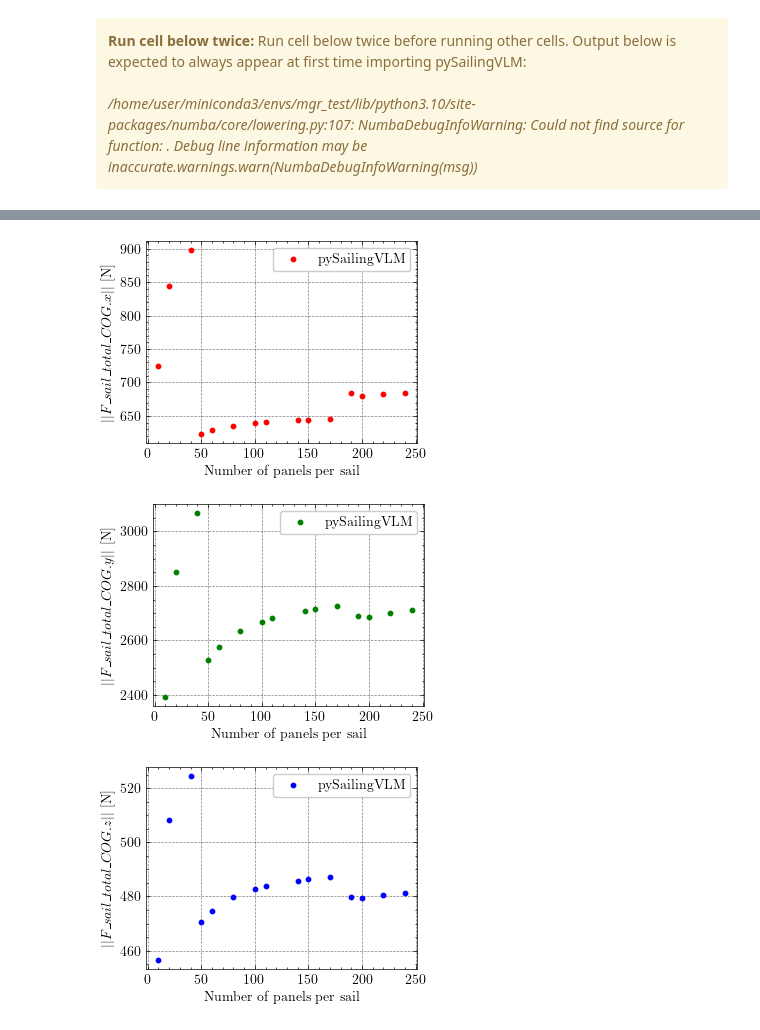
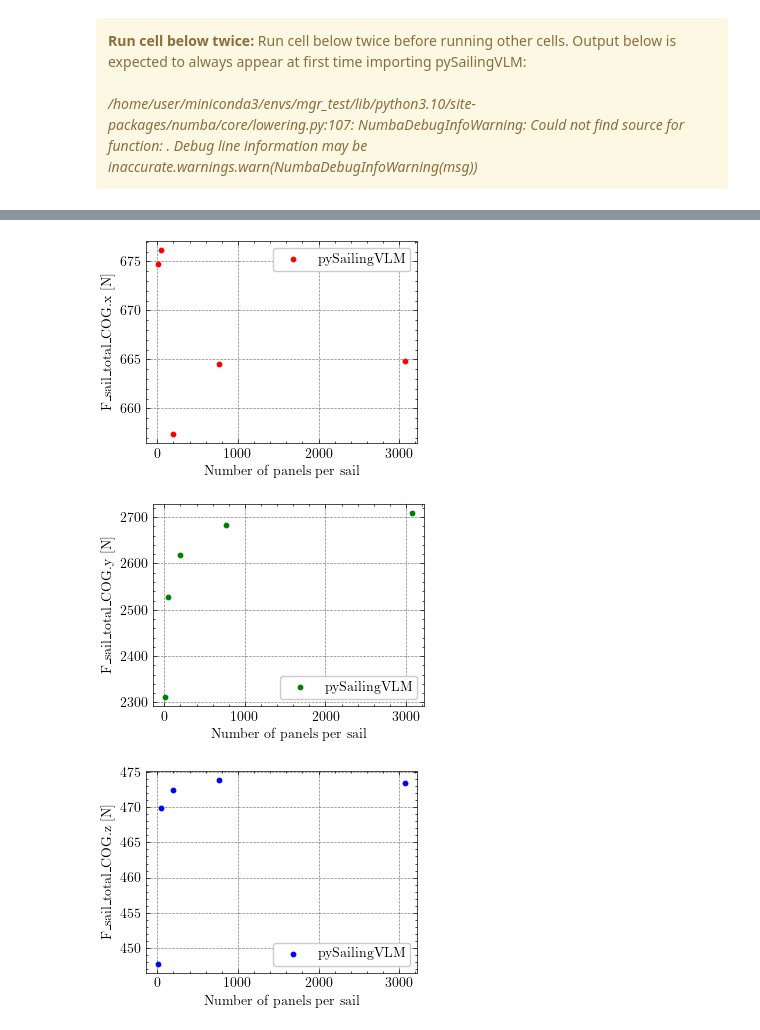
Before and after one commit to orgSailingVLM/pySailingVLM, a Jupyter notebook: pySailingVLM/examples/rc44-convergence.ipynb, the cells around one changed output, grey strips where cells are left out. Drawn from its saved outputs; the diff is of its cells as text; code cells hidden in the pictures.

Commit message:
New plotting function, update notebooks (#38)
* update notebooks

* add function for plottiig cl and cd

```diff
--- a/pySailingVLM/examples/rc44-convergence.ipynb
+++ b/pySailingVLM/examples/rc44-convergence.ipynb
@@ -11,8 +11,8 @@ Make sure also that the length of your arrays match, like:  girths and chords</d
 More information can be found in code comments below.
 # %%
 import numpy as np
-ns = np.array([5, 5, 5, 10, 10, 10, 10, 10, 10, 10, 10, 19, 20, 20, 20])
-nc = np.array([2, 4, 8, 5, 6, 8 , 10, 11, 14, 15, 17, 10, 10, 11, 12])
+ns = np.array([6, 12, 24, 48, 96])
+nc = np.array([2, 4, 8, 16, 32])
 # %%
 # varaibles.py for jupyter
 import os
@@ -148,14 +138,14 @@ ax1 = fig.add_subplot(111)
 
 n_of_panels_per_sail = ns*nc
 ax1.scatter(n_of_panels_per_sail, np.linalg.norm(Fs_COG_x, axis=1), label='pySailingVLM', s=10, color='red')
-plt.ylabel(r'$||F\_sail\_total\_COG.x||$ [N]')
+plt.ylabel(r'F\_sail\_total\_COG.x [N]')
 plt.xlabel('Number of panels per sail')
 plt.legend()
 
 plt.savefig('fsx', dpi=300)
 plt.show()
 # %% [output]
-[figure, old version]
+[figure, new version]
 # %%
 import matplotlib.pyplot as plt
 import scienceplots
@@ -170,33 +160,33 @@ ax1 = fig.add_subplot(111)
 
 n_of_panels_per_sail = ns*nc
 ax1.scatter(n_of_panels_per_sail, np.linalg.norm(Fs_COG_y, axis=1), label='pySailingVLM', s=10, color='green')
-plt.ylabel(r'$||F\_sail\_total\_COG.y||$ [N]')
+plt.ylabel(r'F\_sail\_total\_COG.y [N]')
 plt.xlabel('Number of panels per sail')
 plt.legend()
 
 plt.savefig('fsy', dpi=300)
 plt.show()
 # %% [output]
-[figure, old version]
+[figure, new version]
 # %%
 import matplotlib.pyplot as plt
 import scienceplots
 %matplotlib inline
 
 plt.style.use(['science', 'grid', 'high-vis'])
 
 section_number = np.arange(1, myvlm.n_spanwise+1, 1)
 
 fig = plt.figure()
 ax1 = fig.add_subplot(111)
 
 n_of_panels_per_sail = ns*nc
 ax1.scatter(n_of_panels_per_sail, np.linalg.norm(Fs_COG_z, axis=1), label='pySailingVLM', s=10, color='blue')
-plt.ylabel(r'$||F\_sail\_total\_COG.z||$ [N]')
+plt.ylabel(r'F\_sail\_total\_COG.z [N]')
 plt.xlabel('Number of panels per sail')
 plt.legend()
 
 plt.savefig('fsz', dpi=300)
 plt.show()
 # %% [output]
-[figure, old version]
+[figure, new version]
```
Also changed, not shown: parts of 1 cell of this notebook, 10 other files.
